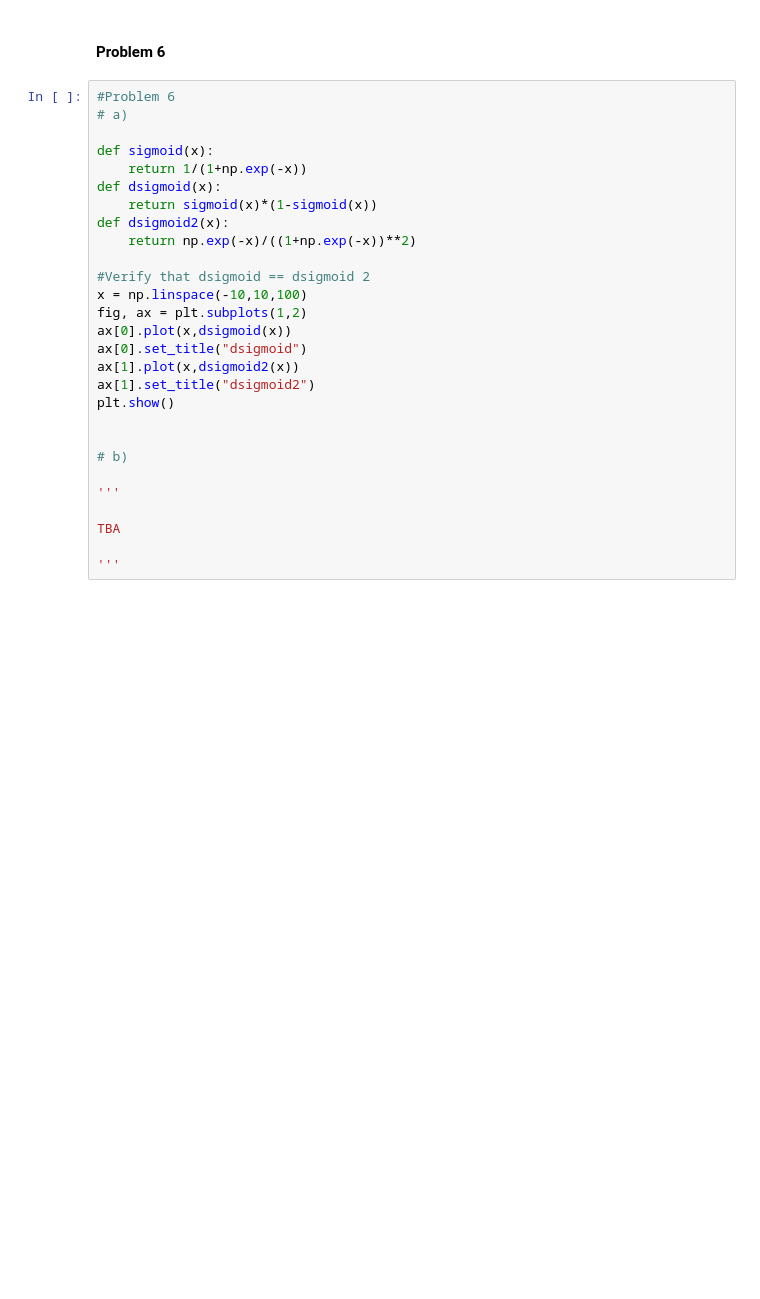
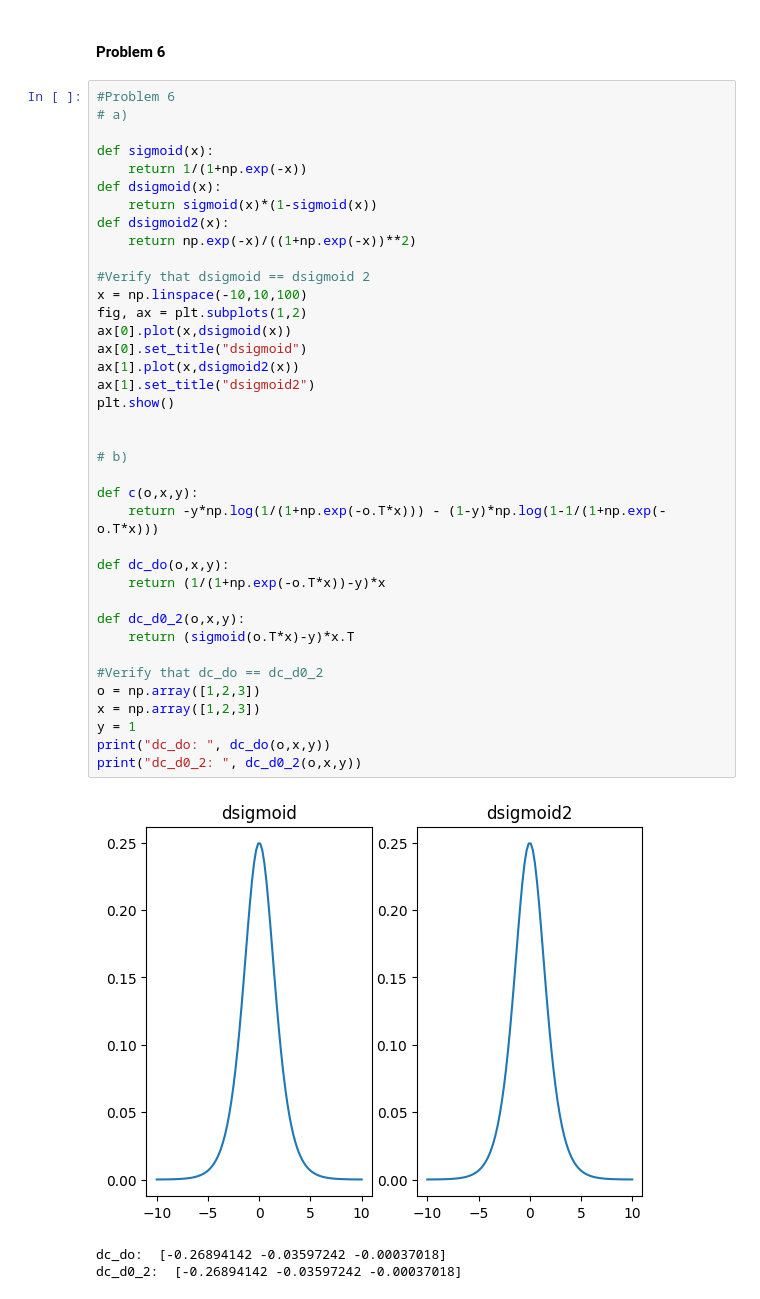
Before and after one commit to dtungpka/Applied-Mathematics-for-Artificial-Intelligence, a Jupyter notebook: Assignment_3/Assignment 3.ipynb, the cells around one changed output. Drawn from its saved outputs; the diff is of its cells as text; blank space fills up the shorter version.

```diff
--- a/Assignment_3/Assignment 3.ipynb
+++ b/Assignment_3/Assignment 3.ipynb
@@ -138,28 +195,42 @@ TBA
 # %%
 #Problem 6
 # a)
 
 def sigmoid(x):
     return 1/(1+np.exp(-x))
 def dsigmoid(x):
     return sigmoid(x)*(1-sigmoid(x))
 def dsigmoid2(x):
     return np.exp(-x)/((1+np.exp(-x))**2)
 
 #Verify that dsigmoid == dsigmoid 2
 x = np.linspace(-10,10,100)
 fig, ax = plt.subplots(1,2)
 ax[0].plot(x,dsigmoid(x))
 ax[0].set_title("dsigmoid")
 ax[1].plot(x,dsigmoid2(x))
 ax[1].set_title("dsigmoid2")
 plt.show()
 
 
 # b)
 
-'''
+def c(o,x,y):
+    return -y*np.log(1/(1+np.exp(-o.T*x))) - (1-y)*np.log(1-1/(1+np.exp(-o.T*x)))
 
-TBA
+def dc_do(o,x,y):
+    return (1/(1+np.exp(-o.T*x))-y)*x
 
-'''
+def dc_d0_2(o,x,y):
+    return (sigmoid(o.T*x)-y)*x.T
+
+#Verify that dc_do == dc_d0_2
+o = np.array([1,2,3])
+x = np.array([1,2,3])
+y = 1
+print("dc_do: ", dc_do(o,x,y))
+print("dc_d0_2: ", dc_d0_2(o,x,y))
+# %% [output]
+[figure, added]
+dc_do:  [-0.26894142 -0.03597242 -0.00037018]
+dc_d0_2:  [-0.26894142 -0.03597242 -0.00037018]
```
Also changed, not shown: parts of 3 cells of this notebook.
